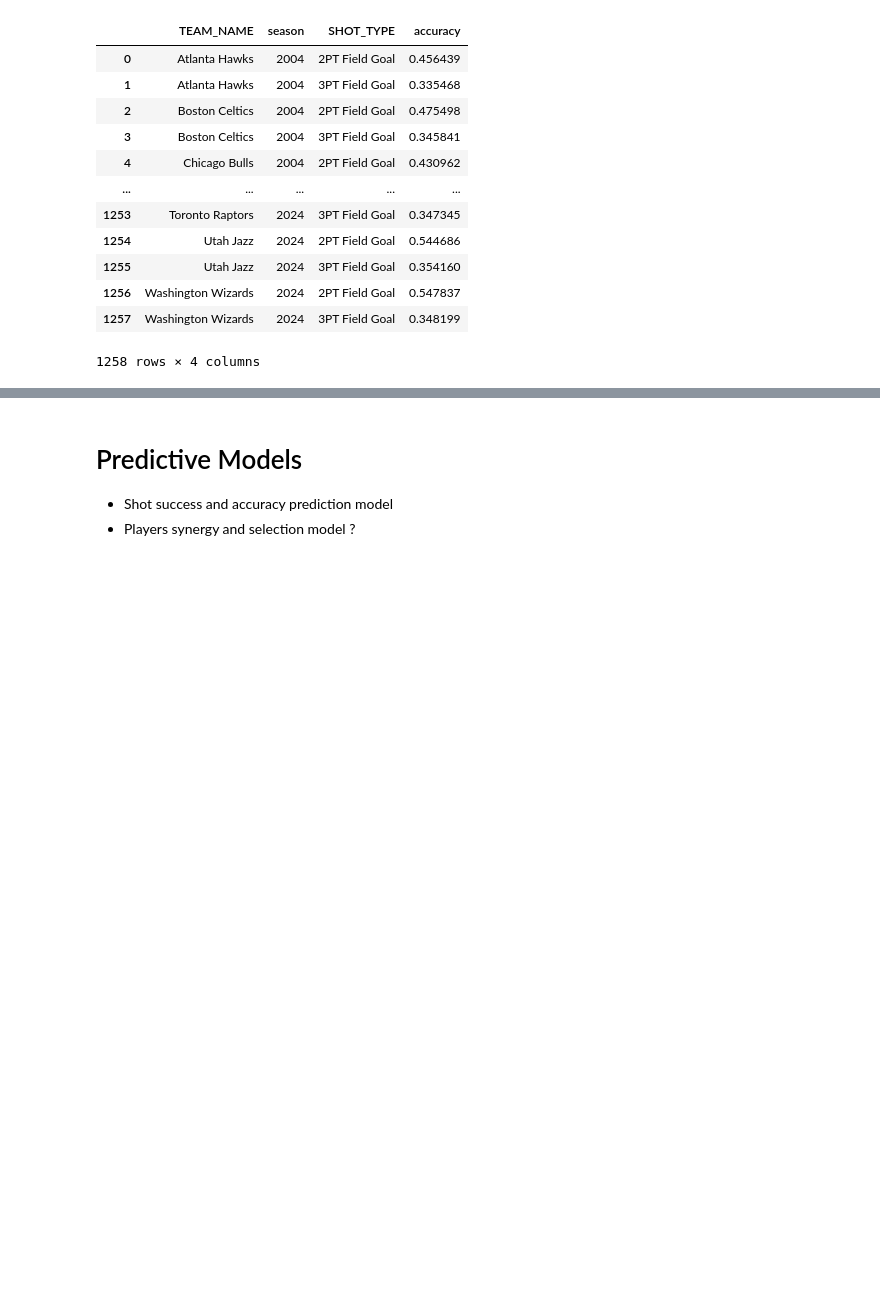
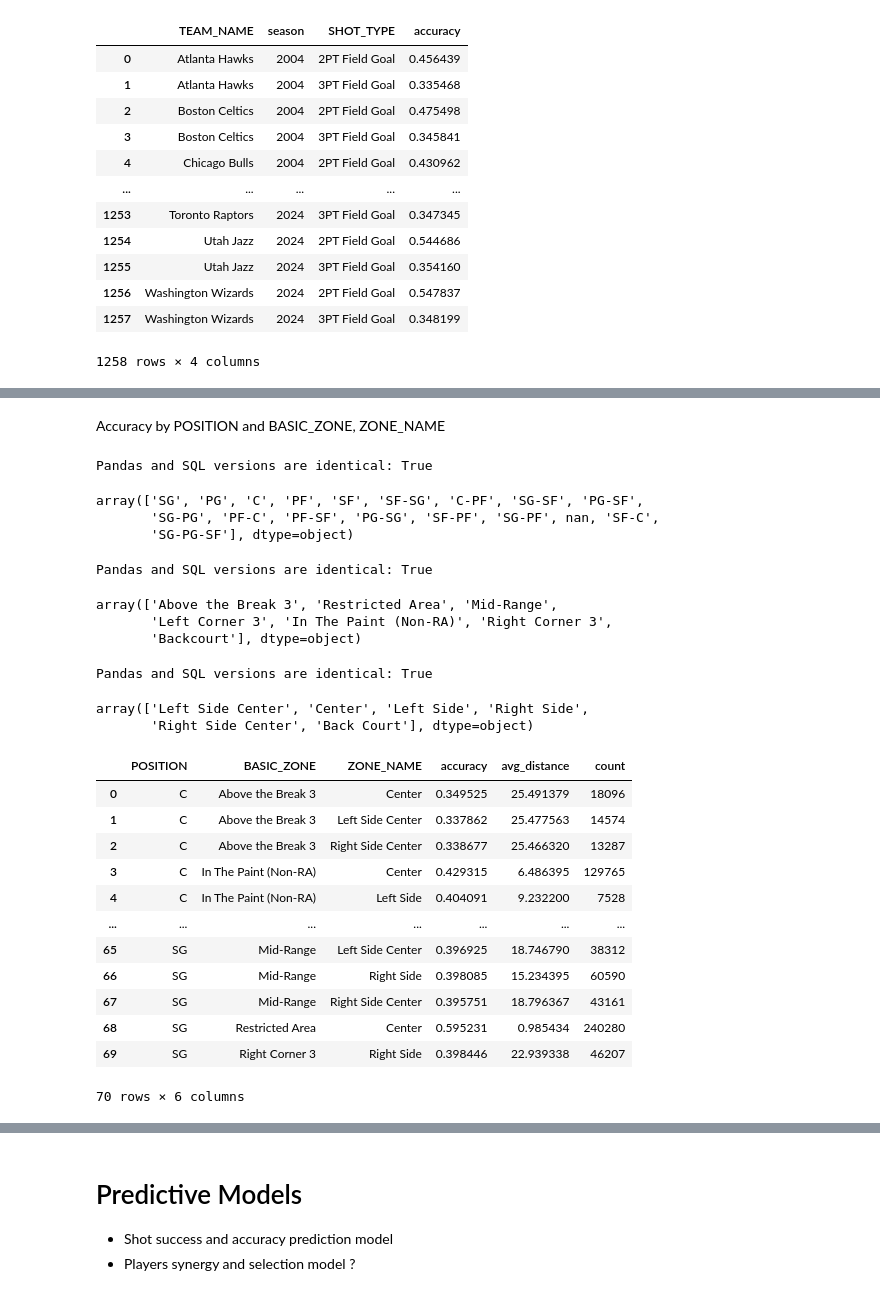
Before and after one commit to fan71c/NBA-Project, a Jupyter notebook: notebooks/main.ipynb, the cells around one changed output, grey strips where cells are left out. Cells and saved outputs as stored; diff of their text form; code cells hidden in the pictures; blank space fills up the shorter version.

```diff
--- a/notebooks/main.ipynb
+++ b/notebooks/main.ipynb
@@ -395,0 +437,71 @@ sns.lineplot(data=shot_type_df, x="season", y="accuracy", hue="TEAM_NAME", style
+# %% [markdown]
+Accuracy by POSITION and BASIC_ZONE, ZONE_NAME
+# %%
+positions_p = df_clean.POSITION.unique()
+positions_sql = pd.read_sql("SELECT DISTINCT POSITION from nba", conn)
+print("Pandas and SQL versions are identical: " + str(len(positions_p) == len(positions_sql)))
+positions_p
+# %% [output]
+Pandas and SQL versions are identical: True
+array(['SG', 'PG', 'C', 'PF', 'SF', 'SF-SG', 'C-PF', 'SG-SF', 'PG-SF',
+       'SG-PG', 'PF-C', 'PF-SF', 'PG-SG', 'SF-PF', 'SG-PF', nan, 'SF-C',
+       'SG-PG-SF'], dtype=object)
+# %%
+basic_zones_p = df_clean.BASIC_ZONE.unique()
+basic_zones_sql = pd.read_sql("SELECT DISTINCT BASIC_ZONE from nba", conn)
+print("Pandas and SQL versions are identical: " + str(len(basic_zones_p) == len(basic_zones_sql)))
+basic_zones_p
+# %% [output]
+Pandas and SQL versions are identical: True
+array(['Above the Break 3', 'Restricted Area', 'Mid-Range',
+       'Left Corner 3', 'In The Paint (Non-RA)', 'Right Corner 3',
+       'Backcourt'], dtype=object)
+# %%
+zone_names_p = df_clean.ZONE_NAME.unique()
+zone_names_sql = pd.read_sql("SELECT DISTINCT ZONE_NAME from nba", conn)
+print("Pandas and SQL versions are identical: " + str(len(zone_names_p) == len(zone_names_sql)))
+zone_names_p
+# %% [output]
+Pandas and SQL versions are identical: True
+array(['Left Side Center', 'Center', 'Left Side', 'Right Side',
+       'Right Side Center', 'Back Court'], dtype=object)
+# %%
+# Query to get counts grouped by POSITION, BASIC_ZONE, ZONE_NAME
+query = '''
+SELECT POSITION, BASIC_ZONE, ZONE_NAME, COUNT(*) AS count
+FROM nba
+GROUP BY POSITION, BASIC_ZONE, ZONE_NAME
+ORDER BY count DESC
+'''
+top_zones_df = pd.read_sql(query, conn)
+
+# Filter to retain rows with counts in the top 25th percentile
+top_zones_df = top_zones_df[top_zones_df["count"] >= top_zones_df["count"].quantile(0.75)].reset_index(drop=True)
+
+# Filter and aggregate stats for these top combinations
+position_zones_75_p = df_clean[
+    df_clean.set_index(["POSITION", "BASIC_ZONE", "ZONE_NAME"]).index.isin(top_zones_df.set_index(["POSITION", "BASIC_ZONE", "ZONE_NAME"]).index)
+][["POSITION", "BASIC_ZONE", "ZONE_NAME", "SHOT_MADE", "SHOT_DISTANCE"]]
+
+# Group by POSITION, BASIC_ZONE, ZONE_NAME and aggregate
+position_zones_75_p = position_zones_75_p.groupby(["POSITION", "BASIC_ZONE", "ZONE_NAME"]).agg(
+    accuracy=("SHOT_MADE", "mean"),         # Average success rate (accuracy)
+    avg_distance=("SHOT_DISTANCE", "mean"), # Average shot distance
+    count=("SHOT_MADE", "count")            # Total number of shots
+).reset_index()
+
+position_zones_75_p
+# %% [output]
+|  | POSITION | BASIC_ZONE | ZONE_NAME | accuracy | avg_distance | count |
+| 0 | C | Above the Break 3 | Center | 0.349525 | 25.491379 | 18096 |
+| 1 | C | Above the Break 3 | Left Side Center | 0.337862 | 25.477563 | 14574 |
+| 2 | C | Above the Break 3 | Right Side Center | 0.338677 | 25.466320 | 13287 |
+| 3 | C | In The Paint (Non-RA) | Center | 0.429315 | 6.486395 | 129765 |
+| 4 | C | In The Paint (Non-RA) | Left Side | 0.404091 | 9.232200 | 7528 |
+| ... | ... | ... | ... | ... | ... | ... |
+| 65 | SG | Mid-Range | Left Side Center | 0.396925 | 18.746790 | 38312 |
+| 66 | SG | Mid-Range | Right Side | 0.398085 | 15.234395 | 60590 |
+| 67 | SG | Mid-Range | Right Side Center | 0.395751 | 18.796367 | 43161 |
+| 68 | SG | Restricted Area | Center | 0.595231 | 0.985434 | 240280 |
+| 69 | SG | Right Corner 3 | Right Side | 0.398446 | 22.939338 | 46207 |
+70 rows × 6 columns
```
Also changed, not shown: parts of 13 cells of this notebook.
